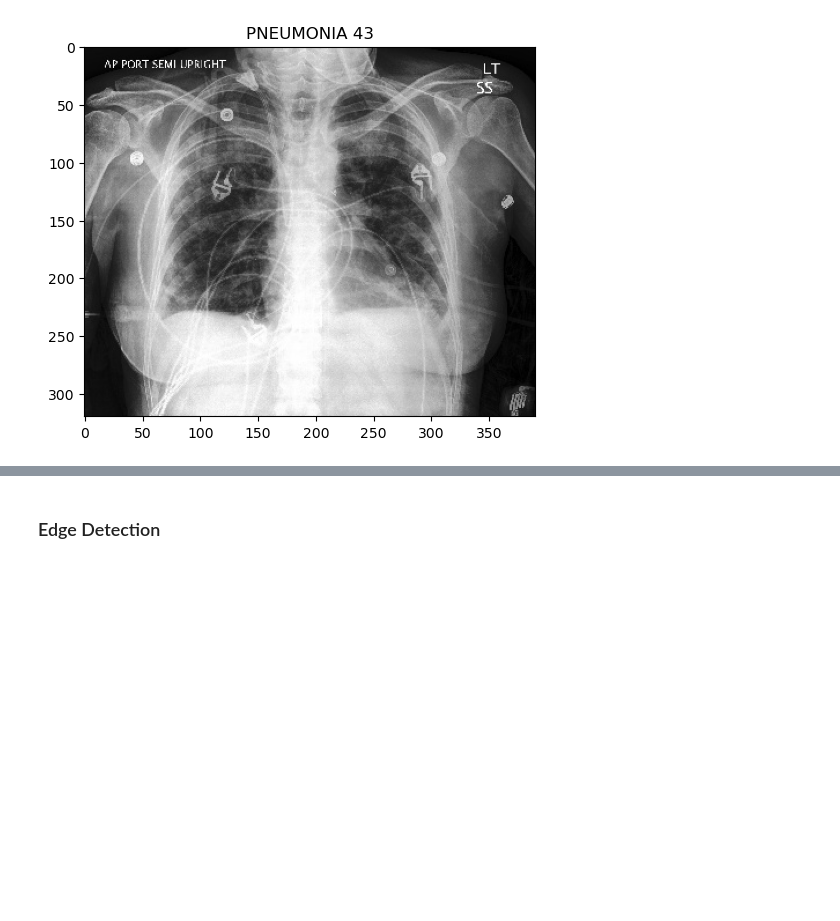
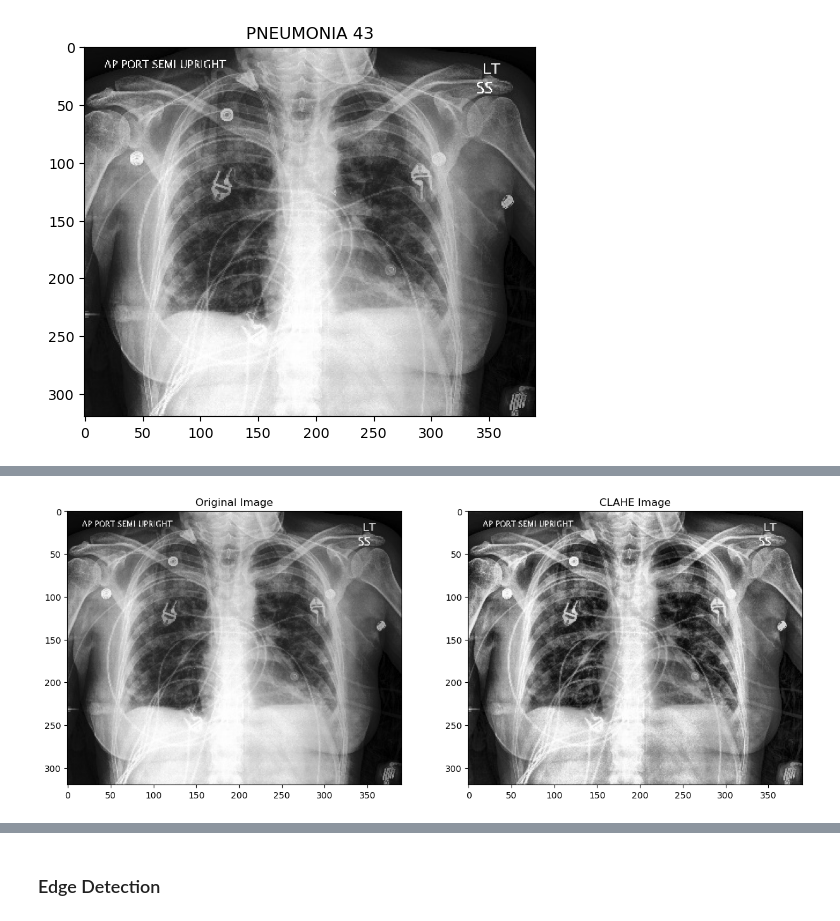
Before and after one commit to choihyeonmuk97/deepnoid, a Jupyter notebook: p0604/02 preprocessing.ipynb, the cells around one changed output, grey strips where cells are left out. Saved outputs shown, nothing was run; the diff lists cells and outputs as text; code cells hidden in the pictures; blank space fills up the shorter version.

```diff
--- a/p0604/02 preprocessing.ipynb
+++ b/p0604/02 preprocessing.ipynb
@@ -39,0 +88,18 @@ plt.show()
+# %%
+# Histogram Equalization CLAHE(Contrast Limited Adaptive Histogram Equalization)
+def clahe_image(img):
+    clahe = cv2.createCLAHE(clipLimit=2., tileGridSize=(8,8))
+    cl_img = clahe.apply(img)
+    return cl_img
+
+plt.figure(figsize=(15, 10))
+plt.subplot(1, 2, 1)
+plt.imshow(img, cmap='gray')
+plt.title('Original Image')
+
+plt.subplot(1, 2, 2)
+plt.imshow(clahe_image(img), cmap='gray')
+plt.title('CLAHE Image')
+plt.show()
+# %% [output]
+[figure, added]
```
Also changed, not shown: parts of 20 cells of this notebook, 3 other files.
